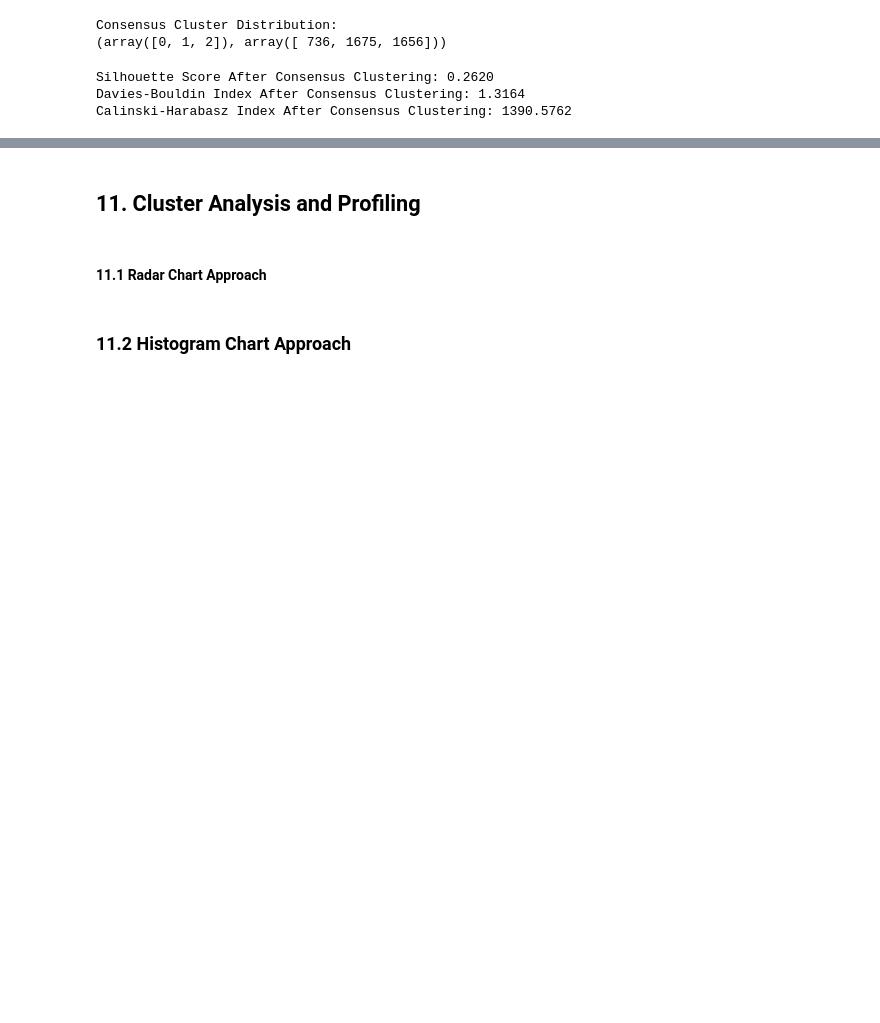
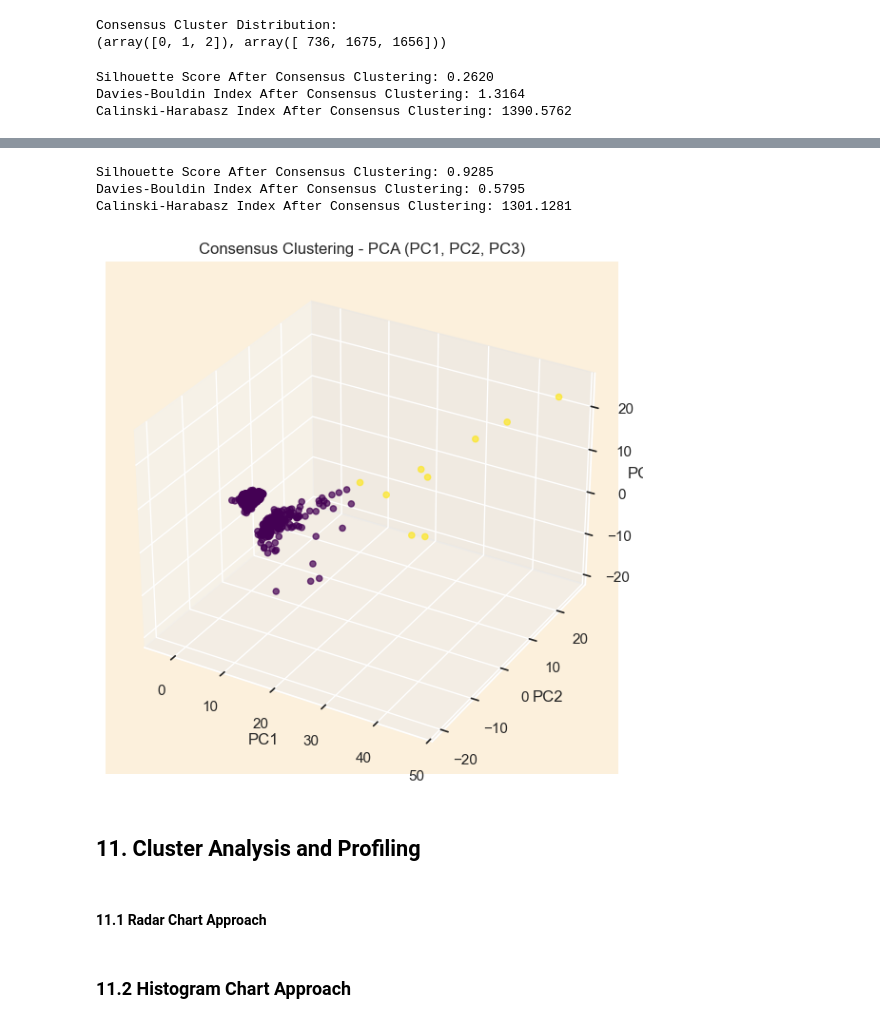
Before and after one commit to Kinfeurael/MachineLearning, a Jupyter notebook: Customer_Segmentation/Customer_Segmentation.ipynb, the cells around one changed output, grey strips where cells are left out. Drawn from its saved outputs; the diff is of its cells as text; code cells hidden in the pictures; blank space fills up the shorter version.

```diff
--- a/Customer_Segmentation/Customer_Segmentation.ipynb
+++ b/Customer_Segmentation/Customer_Segmentation.ipynb
@@ -1415,0 +1267,25 @@ KeyError: 'Consensus_Cluster'
+# %%
+# Backup CustomerID before scaling
+customer_data_original = customer_data.copy()  # Keep the original data
+customer_ids = customer_data_original['CustomerID']  # Extract CustomerID
+
+# Drop CustomerID before PCA
+customer_data_scaled = customer_data_original.drop(columns=['CustomerID'])
+
+# Standardize the data
+scaler = StandardScaler()
+customer_data_scaled = scaler.fit_transform(customer_data_scaled)
+
+# Apply PCA with exactly 4 components
+pca = PCA(n_components=4)
+customer_data_pca = pca.fit_transform(customer_data_scaled)
+
+# Convert PCA output into a DataFrame
+customer_data_pca = pd.DataFrame(customer_data_pca, columns=[f'PC{i+1}' for i in range(4)])
+
+# Retain CustomerID as index
+customer_data_pca.index = customer_ids
+
+# Print PCA-transformed data
+print(f"New PCA Data Shape: {customer_data_pca.shape}")
+print(customer_data_pca.head())
@@ -1416,3 +1351,35 @@ KeyError: 'Consensus_Cluster'
+# %%
+# Compute evaluation metrics
+silhouette_consensus = silhouette_score(customer_data_pca.iloc[:, :4], customer_data_pca['Consensus_Cluster'])
+db_index_consensus = davies_bouldin_score(customer_data_pca.iloc[:, :4], customer_data_pca['Consensus_Cluster'])
+ch_index_consensus = calinski_harabasz_score(customer_data_pca.iloc[:, :4], customer_data_pca['Consensus_Cluster'])
+
+# Print evaluation results
+print(f"Silhouette Score After Consensus Clustering: {silhouette_consensus:.4f}")
+print(f"Davies-Bouldin Index After Consensus Clustering: {db_index_consensus:.4f}")
+print(f"Calinski-Harabasz Index After Consensus Clustering: {ch_index_consensus:.4f}")
+# %% [output]
+Silhouette Score After Consensus Clustering: 0.9285
+Davies-Bouldin Index After Consensus Clustering: 0.5795
+Calinski-Harabasz Index After Consensus Clustering: 1301.1281
+# %%
+from mpl_toolkits.mplot3d import Axes3D
+
+fig = plt.figure(figsize=(10, 7))
+ax = fig.add_subplot(111, projection='3d')
+
+# Scatter plot using first 3 PCA components
+ax.scatter(customer_data_pca['PC1'], customer_data_pca['PC2'], customer_data_pca['PC3'],
+           c=customer_data_pca['Consensus_Cluster'], cmap='viridis', alpha=0.7)
+
+ax.set_xlabel("PC1")
+ax.set_ylabel("PC2")
+ax.set_zlabel("PC3")
+ax.set_title("Consensus Clustering - PCA (PC1, PC2, PC3)")
+
+plt.show()
+# %% [output]
+[figure, added]
 # %% [markdown]
 ## 11. Cluster Analysis and Profiling
 # %% [markdown]
```
Also changed, not shown: parts of 11 cells of this notebook.
